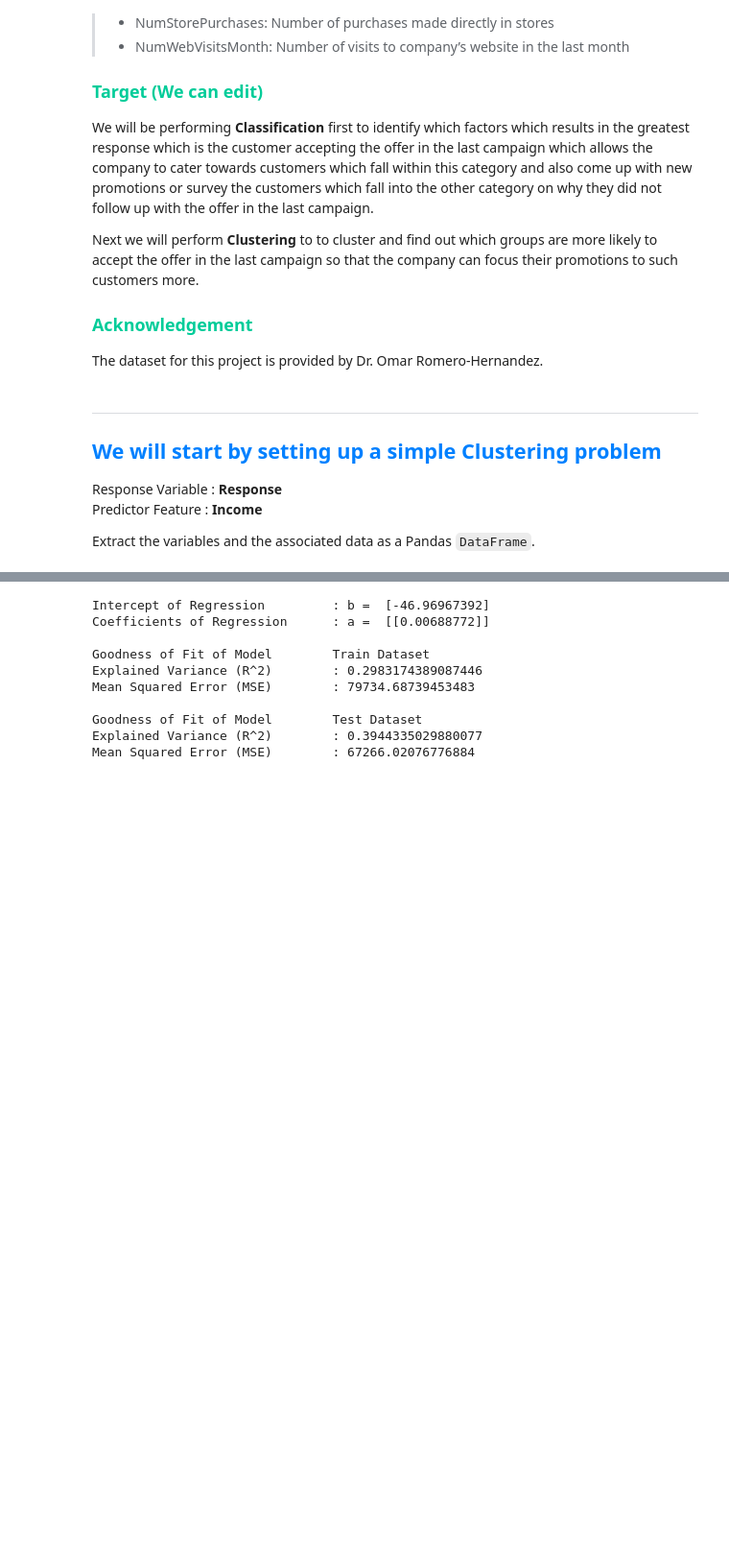
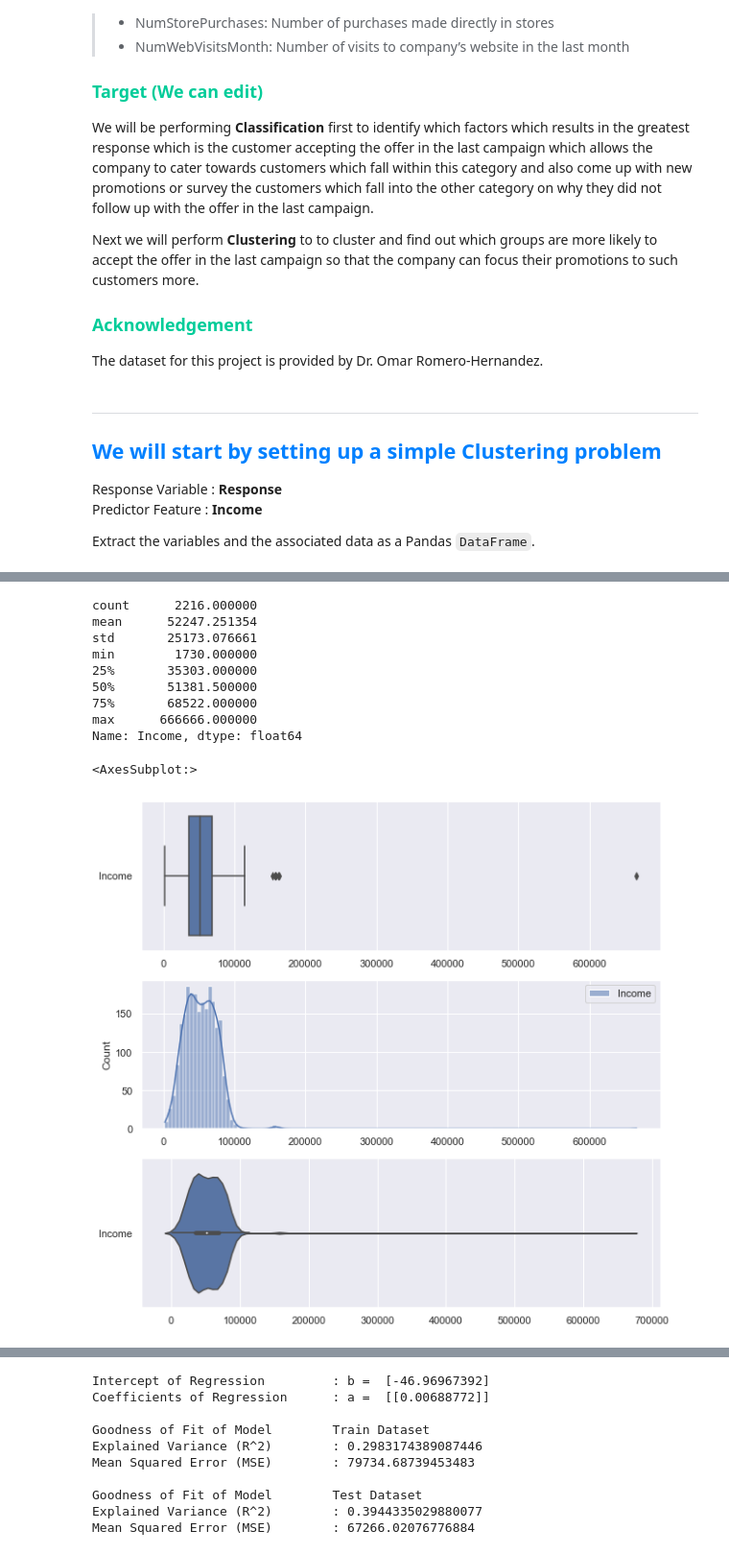
Before and after one commit to nur-hazim/Intro2AI, a Jupyter notebook: Assignment.ipynb, the cells around one changed output, grey strips where cells are left out. Shown at 96% size. Cells and saved outputs as stored; diff of their text form; code cells hidden in the pictures; blank space fills up the shorter version.

```diff
--- a/Assignment.ipynb
+++ b/Assignment.ipynb
@@ -148,0 +175,20 @@ sb.boxplot(data = income, orient = "h")
+# %%
+# Summary Statistics for Predictor
+print(income["Income"].describe(), '\n')
+# Plot the distributions of Predictor
+f, axes = plt.subplots(3, figsize=(10, 10))
+sb.boxplot(data = income, orient = "h", ax = axes[0])
+sb.histplot(data = income, kde = True,ax = axes[1])
+sb.violinplot(data = income, orient = "h", ax = axes[2])
+# %% [output]
+count      2216.000000
+mean      52247.251354
+std       25173.076661
+min        1730.000000
+25%       35303.000000
+50%       51381.500000
+75%       68522.000000
+max      666666.000000
+Name: Income, dtype: float64
+<AxesSubplot:>
+[figure, added]
```
Also changed, not shown: parts of 12 cells of this notebook.
